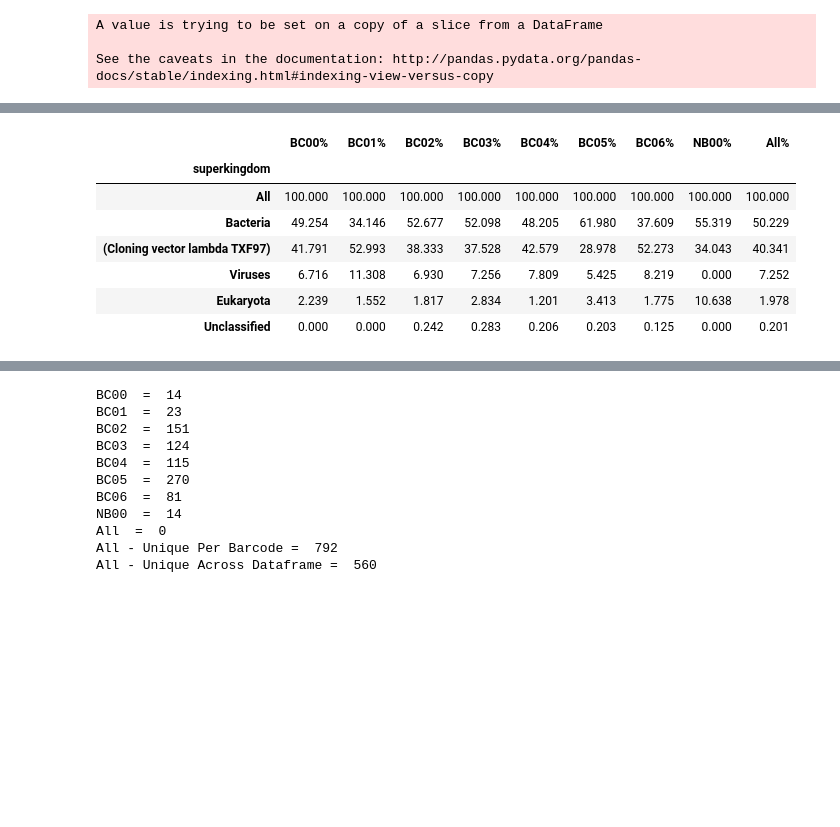
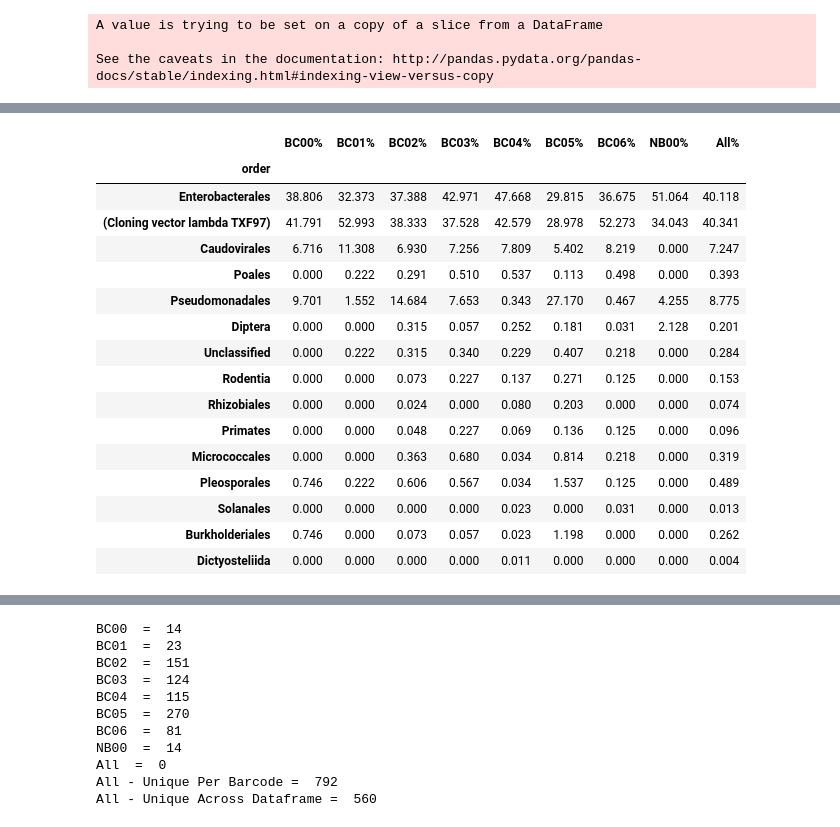
Before and after one commit to BenjaminSchwessinger/Gamran, a Jupyter notebook: MinIon_analysis_05012017_Wagga_initial-taxonomy.ipynb, the cells around one changed output, grey strips where cells are left out. Cells and saved outputs as stored; diff of their text form; code cells hidden in the pictures; blank space fills up the shorter version.

```diff
--- a/MinIon_analysis_05012017_Wagga_initial-taxonomy.ipynb
+++ b/MinIon_analysis_05012017_Wagga_initial-taxonomy.ipynb
@@ -142,11 +120,0 @@ joint_NCBI_pivot_table_names.sort_values('BC04', axis=0, ascending=False).head(n
-# %%
-#Create pivot table showing % of species per barcode, sorted by control (BC04)
-joint_NCBI_pivot_table_names_pc = joint_NCBI_pivot_table_names.copy()
-
-for bcs in joint_NCBI_pivot_table_names.columns:
-    joint_NCBI_pivot_table_names_pc[str(bcs) + '%'] = joint_NCBI_pivot_table_names_pc[bcs].apply(lambda x: (x / joint_NCBI_pivot_table_names[bcs].loc['All'])*100)
-for spcs in joint_NCBI_pivot_table_names.columns:
-    joint_NCBI_pivot_table_names_pc.drop(spcs, axis=1, inplace=True)
-
-joint_NCBI_pivot_table_names_pc2 = joint_NCBI_pivot_table_names_pc.sort_values('BC04%', axis=0, ascending=False)
-joint_NCBI_pivot_table_names_pc2.applymap(lambda x: '%.3f' % x).head(n=15)
@@ -274,0 +197,8 @@ joint_NCBI_df_taxonomy_adj
+# %%
+#Making specific adjustment for 'dsDNA viruses', spread across 'phylum' and 'class'
+virus_selection = (joint_NCBI_df_taxonomy_adj.superkingdom == 'Viruses')
+main_taxonomic_ranks_phylumclass = ['phylum', 'class']
+for ranks in main_taxonomic_ranks_phylumclass:
+    joint_NCBI_df_taxonomy_adj[ranks][virus_selection] = 'dsDNA viruses, no RNA stage'
+
+#Note: Need to somehow integrate into main code body...
@@ -316,7 +242,8 @@ def generate_NCBI_taxonomy_pivot_table_pc(tax_df, rank, bcs):
     for brcs in pivot_table_pc.columns:
         if '%' not in brcs:
             pivot_table_pc.drop(brcs, axis=1, inplace=True)
+    pivot_table_pc.drop('All', axis=0, inplace=True)
 
     pivot_table_pc2 = pivot_table_pc.sort_values(str(bcs) + '%', axis=0, ascending=False)
-    return pivot_table_pc2.applymap(lambda x: '%.3f' % x).head(n=10)
+    return pivot_table_pc2.applymap(lambda x: '%.3f' % x).head(n=15)
 # %%
@@ -333,11 +270,21 @@ generate_NCBI_taxonomy_pivot_table(joint_NCBI_df_taxonomy_adj, 'superkingdom', '
 # %%
-generate_NCBI_taxonomy_pivot_table_pc(joint_NCBI_df_taxonomy_adj, 'superkingdom', 'BC04')
+generate_NCBI_taxonomy_pivot_table_pc(joint_NCBI_df_taxonomy, 'order', 'BC04')
+generate_NCBI_taxonomy_pivot_table_pc(joint_NCBI_df_taxonomy_adj, 'order', 'BC04')
 # %% [output]
 |  | BC00% | BC01% | BC02% | BC03% | BC04% | BC05% | BC06% | NB00% | All% |
-| superkingdom |  |  |  |  |  |  |  |  |  |
-| All | 100.000 | 100.000 | 100.000 | 100.000 | 100.000 | 100.000 | 100.000 | 100.000 | 100.000 |
-| Bacteria | 49.254 | 34.146 | 52.677 | 52.098 | 48.205 | 61.980 | 37.609 | 55.319 | 50.229 |
+| order |  |  |  |  |  |  |  |  |  |
+| Enterobacterales | 38.806 | 32.373 | 37.388 | 42.971 | 47.668 | 29.815 | 36.675 | 51.064 | 40.118 |
 | (Cloning vector lambda TXF97) | 41.791 | 52.993 | 38.333 | 37.528 | 42.579 | 28.978 | 52.273 | 34.043 | 40.341 |
-| Viruses | 6.716 | 11.308 | 6.930 | 7.256 | 7.809 | 5.425 | 8.219 | 0.000 | 7.252 |
-| Eukaryota | 2.239 | 1.552 | 1.817 | 2.834 | 1.201 | 3.413 | 1.775 | 10.638 | 1.978 |
-| Unclassified | 0.000 | 0.000 | 0.242 | 0.283 | 0.206 | 0.203 | 0.125 | 0.000 | 0.201 |
+| Caudovirales | 6.716 | 11.308 | 6.930 | 7.256 | 7.809 | 5.402 | 8.219 | 0.000 | 7.247 |
+| Poales | 0.000 | 0.222 | 0.291 | 0.510 | 0.537 | 0.113 | 0.498 | 0.000 | 0.393 |
+| Pseudomonadales | 9.701 | 1.552 | 14.684 | 7.653 | 0.343 | 27.170 | 0.467 | 4.255 | 8.775 |
+| Diptera | 0.000 | 0.000 | 0.315 | 0.057 | 0.252 | 0.181 | 0.031 | 2.128 | 0.201 |
+| Unclassified | 0.000 | 0.222 | 0.315 | 0.340 | 0.229 | 0.407 | 0.218 | 0.000 | 0.284 |
+| Rodentia | 0.000 | 0.000 | 0.073 | 0.227 | 0.137 | 0.271 | 0.125 | 0.000 | 0.153 |
+| Rhizobiales | 0.000 | 0.000 | 0.024 | 0.000 | 0.080 | 0.203 | 0.000 | 0.000 | 0.074 |
+| Primates | 0.000 | 0.000 | 0.048 | 0.227 | 0.069 | 0.136 | 0.125 | 0.000 | 0.096 |
+| Micrococcales | 0.000 | 0.000 | 0.363 | 0.680 | 0.034 | 0.814 | 0.218 | 0.000 | 0.319 |
+| Pleosporales | 0.746 | 0.222 | 0.606 | 0.567 | 0.034 | 1.537 | 0.125 | 0.000 | 0.489 |
+| Solanales | 0.000 | 0.000 | 0.000 | 0.000 | 0.023 | 0.000 | 0.031 | 0.000 | 0.013 |
+| Burkholderiales | 0.746 | 0.000 | 0.073 | 0.057 | 0.023 | 1.198 | 0.000 | 0.000 | 0.262 |
+| Dictyosteliida | 0.000 | 0.000 | 0.000 | 0.000 | 0.011 | 0.000 | 0.000 | 0.000 | 0.004 |
```
Also changed, not shown: parts of 23 cells of this notebook.
